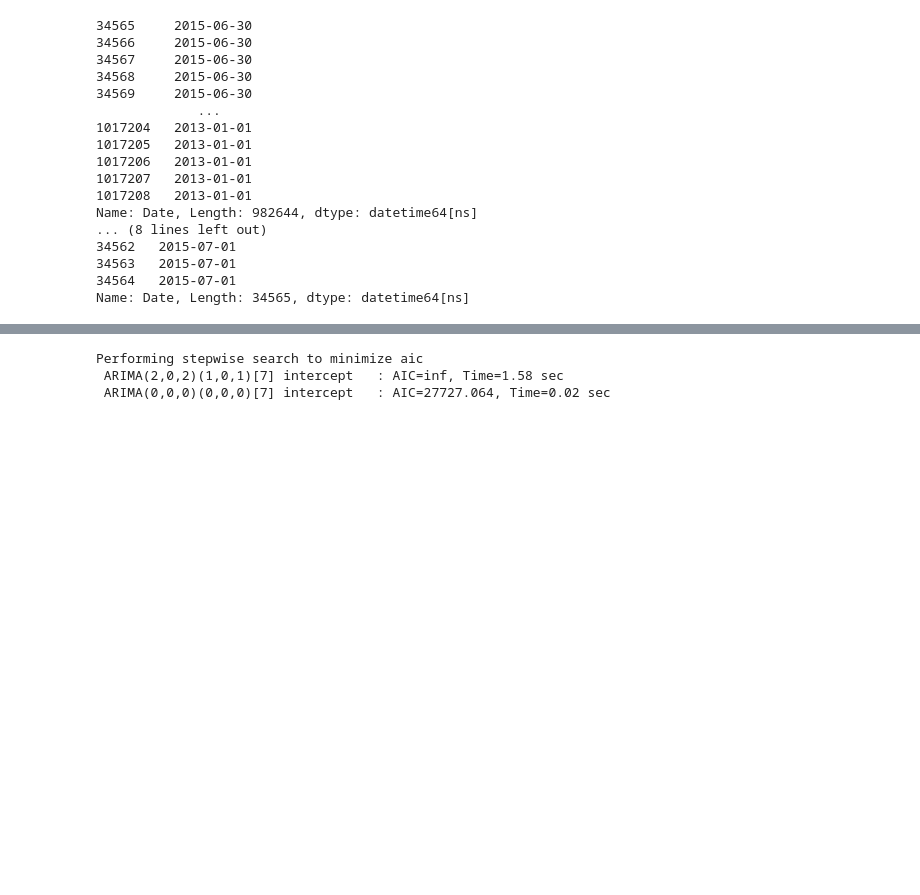
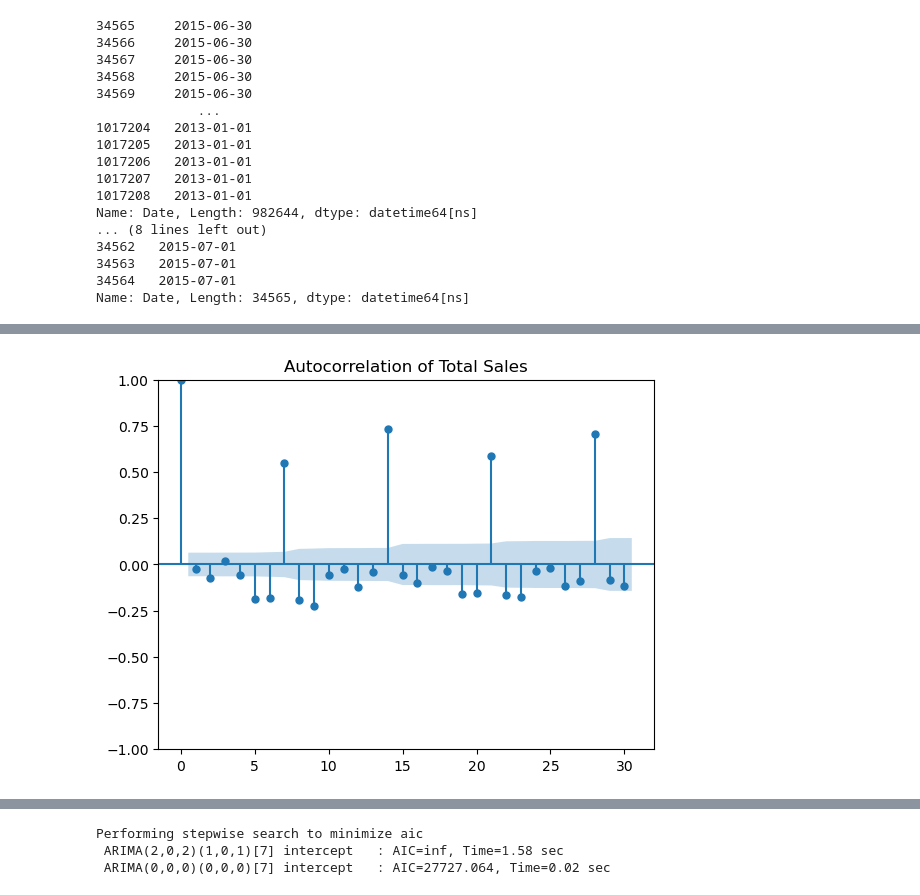
Before and after one commit to GeorgeStampolidiss/Projects, a Jupyter notebook: Project1_GStampolidis.ipynb, the cells around one changed output, grey strips where cells are left out. Saved outputs shown, nothing was run; the diff lists cells and outputs as text; code cells hidden in the pictures; blank space fills up the shorter version.

```diff
--- a/Project1_GStampolidis.ipynb
+++ b/Project1_GStampolidis.ipynb
@@ -1406,0 +1469,12 @@ test_data=test_data.rename(columns={"Sales":"y"})
+# %%
+#Grouped Sales
+grouped_sales = data.groupby('Date')['y'].sum()
+grouped_sales.index = pd.to_datetime(grouped_sales.index)
+grouped_sales.sort_index(inplace=True)
+
+#ACF plot for seasonality check
+plot_acf(grouped_sales, lags=30)
+plt.title('Autocorrelation of Total Sales')
+plt.show()
+# %% [output]
+[figure, added]
```
Also changed, not shown: parts of 54 cells of this notebook.
